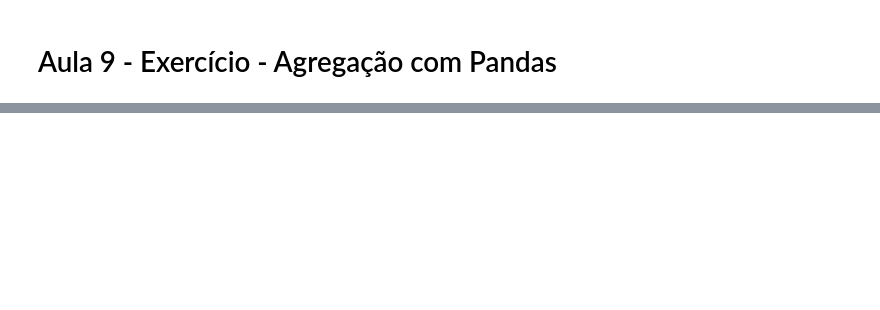
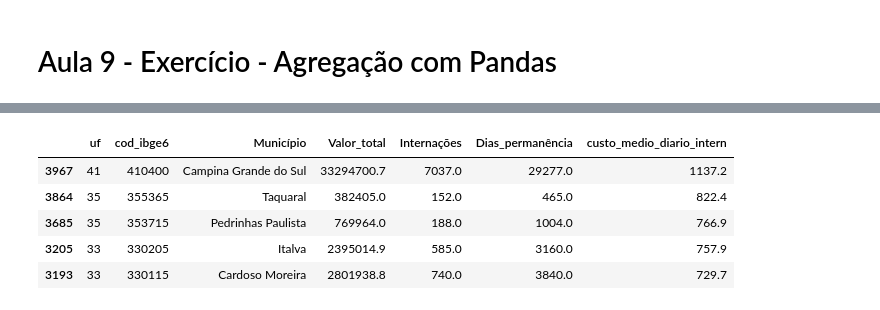
Before and after one commit to tadeugomes/mba_enap_python, a Jupyter notebook: Exercicios/Aula9_Exercicio.ipynb, the cells around one changed output, grey strips where cells are left out. Drawn from its saved outputs; the diff is of its cells as text; code cells hidden in the pictures; blank space fills up the shorter version.

```diff
--- a/Exercicios/Aula9_Exercicio.ipynb
+++ b/Exercicios/Aula9_Exercicio.ipynb
@@ -245,0 +182,26 @@ print(m)
+# %%
+# prompt: A função tem no 1o argumento o caminho de um arquivo csv carregue o arquivo corretamente num dataframe chamado df_morbidade. Nesse csv, o caracter do argumento sep é o ";". Os na values são ['-', '...'], o simbolo para decimal é a virgula, e a coluna cod_ibge6 deve ser importada como string. A primeira coluna já tem o índice para o dataframe, ou seja, use index_col=0. Crie uma coluna chamada uf apartir dos dois primeiros caracteres da coluna cod_ibge6. Agrege por uf, cod_ibge6 e Município e calcule a soma do Valor_total, Internações e Dias_permanência.  Arredonde o resultado de todas essas métricas para uma casa decimal. Use a seguinte fórmula para calculár o custo diário médio de internação: custo_medio_diario_intern = Valor_total/Dias_permanência, e armazene esse resultado numa nova coluna do dataframe. Antes de retornar, aplique o metodo reset_index(drop=False). Retorne os 5 registros de maior custo medio de internação.  Escreva um código para testar esta função a partir desta url 'https://github.com/alexlopespereira/mba_enap/raw/refs/heads/main/data/originais/morbidade/consolidado/morbidade.csv'
+
+import pandas as pd
+import numpy as np
+
+def calcula_custo_medio_internacao(url):
+    df_morbidade = pd.read_csv(url, sep=';', na_values=['-', '...'], decimal=',', dtype={'cod_ibge6': str}, index_col=0)
+    df_morbidade['uf'] = df_morbidade['cod_ibge6'].str[:2]
+    df_morbidade = df_morbidade.groupby(['uf', 'cod_ibge6', 'Município'])[['Valor_total', 'Internações', 'Dias_permanência']].sum().round(1)
+    df_morbidade['custo_medio_diario_intern'] = (df_morbidade['Valor_total'] / df_morbidade['Dias_permanência']).round(1)
+    df_morbidade = df_morbidade.reset_index(drop=False)
+    df_morbidade = df_morbidade.sort_values('custo_medio_diario_intern', ascending=False).head(5)
+    return df_morbidade
+
+# teste
+url = 'https://github.com/alexlopespereira/mba_enap/raw/refs/heads/main/data/originais/morbidade/consolidado/morbidade.csv'
+df_resultado = calcula_custo_medio_internacao(url)
+df_resultado
+# %% [output]
+|  | uf | cod_ibge6 | Município | Valor_total | Internações | Dias_permanência | custo_medio_diario_intern |
+| 3967 | 41 | 410400 | Campina Grande do Sul | 33294700.7 | 7037.0 | 29277.0 | 1137.2 |
+| 3864 | 35 | 355365 | Taquaral | 382405.0 | 152.0 | 465.0 | 822.4 |
+| 3685 | 35 | 353715 | Pedrinhas Paulista | 769964.0 | 188.0 | 1004.0 | 766.9 |
+| 3205 | 33 | 330205 | Italva | 2395014.9 | 585.0 | 3160.0 | 757.9 |
+| 3193 | 33 | 330115 | Cardoso Moreira | 2801938.8 | 740.0 | 3840.0 | 729.7 |
```
Also changed, not shown: parts of 39 cells of this notebook.
